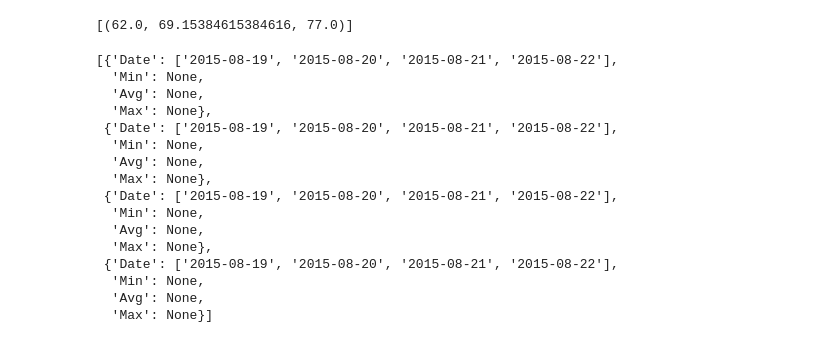
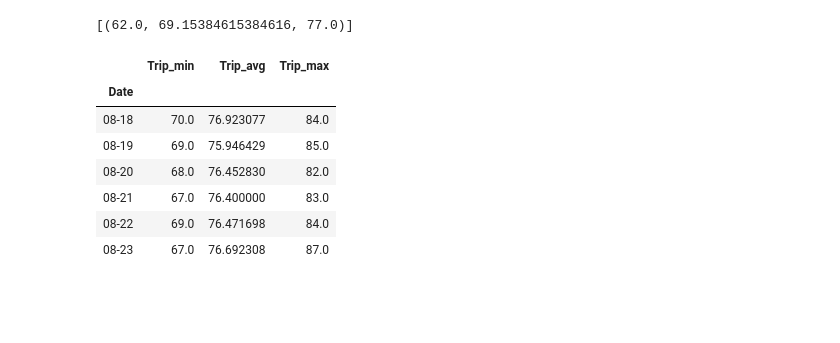
Before and after one commit to Rich-Hamilton88/sqlalchemy-challenge, a Jupyter notebook: climate_starter.ipynb, the cells around one changed output. Saved outputs shown, nothing was run; the diff lists cells and outputs as text; code cells hidden in the pictures; blank space fills up the shorter version.

```diff
--- a/climate_starter.ipynb
+++ b/climate_starter.ipynb
@@ -265,41 +265,33 @@ daily_normals("08-18")
 normals = list(np.ravel(daily_normals))
 normals
 # Set the start and end date of the trip
-start_trip = Measurement.date == '2015-08-18'
-end_trip = Measurement.date == '2015-08-23'
+start_trip = ('2015-08-18')
+end_trip = ('2015-08-23')
 # Use the start and end date to create a range of dates
-trip_dates = ['2015-08-19', '2015-08-20', '2015-08-21', '2015-08-22']
+trip_dates = pd.date_range(start_trip, end_trip)
 # Stip off the year and save a list of %m-%d strings
-trips = [func.strtime("%m-%d", trip_dates)]
+trips = trip_dates.strftime('%m-%d')
 # Loop through the list of %m-%d strings and calculate the normals for each date
 daily_norms = []
 
-for trip_date in trip_dates:
-    day = {}
-    day['Date'] = trip_dates
-    daily_norm = daily_normals(trip_date)
-    day['Min'] = daily_norm[0][0]
-    day['Avg'] = daily_norm[0][1]
-    day['Max'] = daily_norm[0][2]
-    daily_norms.append(day)
+for trip_date in trips:
 
-daily_norms
+    daily_norms.append(*daily_normals(trip_date))
+
+
+#daily_norms
-# %% [output]
-[{'Date': ['2015-08-19', '2015-08-20', '2015-08-21', '2015-08-22'],
-  'Min': None,
-  'Avg': None,
-  'Max': None},
- {'Date': ['2015-08-19', '2015-08-20', '2015-08-21', '2015-08-22'],
-  'Min': None,
-  'Avg': None,
-  'Max': None},
- {'Date': ['2015-08-19', '2015-08-20', '2015-08-21', '2015-08-22'],
-  'Min': None,
-  'Avg': None,
-  'Max': None},
- {'Date': ['2015-08-19', '2015-08-20', '2015-08-21', '2015-08-22'],
-  'Min': None,
-  'Avg': None,
-  'Max': None}]
 # %%
 # Load the previous query results into a Pandas DataFrame and add the `trip_dates` range as the `date` index
+daily_normsdf = pd.DataFrame(daily_norms, columns = ['Trip_min', 'Trip_avg', 'Trip_max'])
+daily_normsdf['Date'] = trips
+daily_normsdf.set_index('Date', inplace=True, )
+daily_normsdf
+# %% [output]
+|  | Trip_min | Trip_avg | Trip_max |
+| Date |  |  |  |
+| 08-18 | 70.0 | 76.923077 | 84.0 |
+| 08-19 | 69.0 | 75.946429 | 85.0 |
+| 08-20 | 68.0 | 76.452830 | 82.0 |
+| 08-21 | 67.0 | 76.400000 | 83.0 |
+| 08-22 | 69.0 | 76.471698 | 84.0 |
+| 08-23 | 67.0 | 76.692308 | 87.0 |
```
Also changed, not shown: parts of 2 cells of this notebook, 1 other file.
